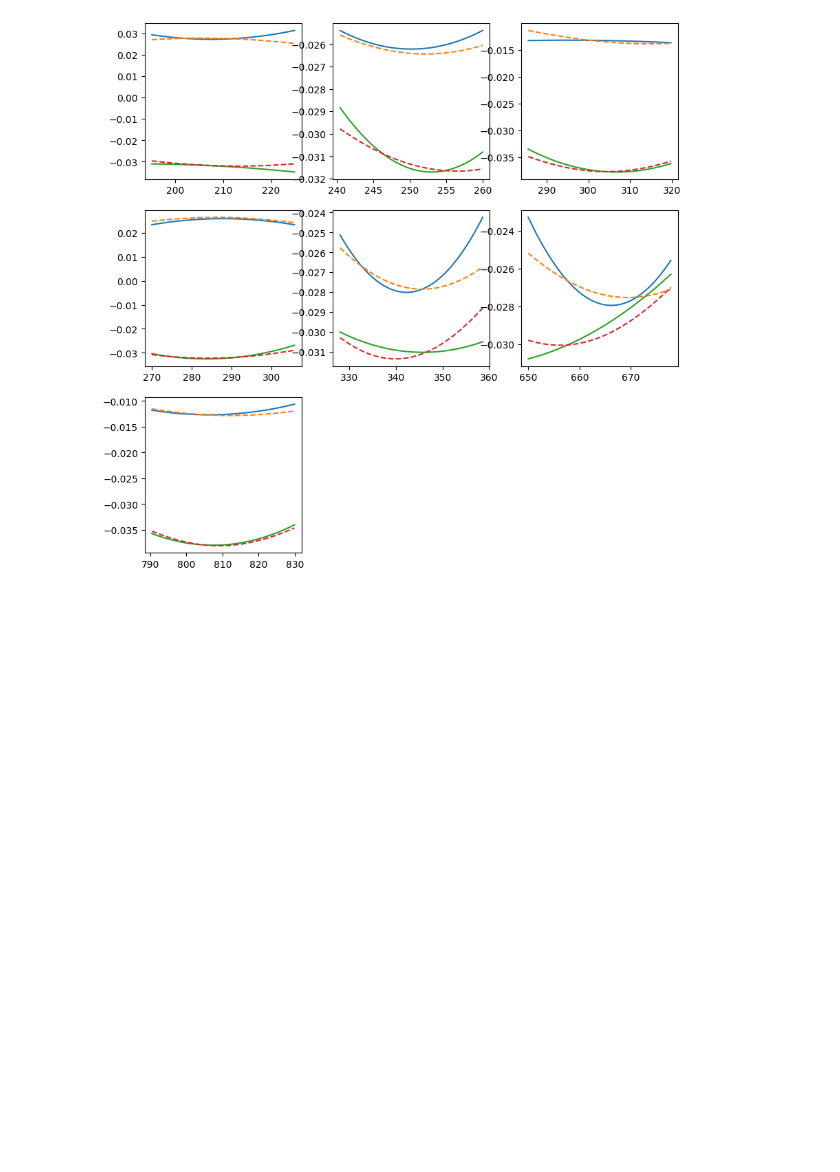
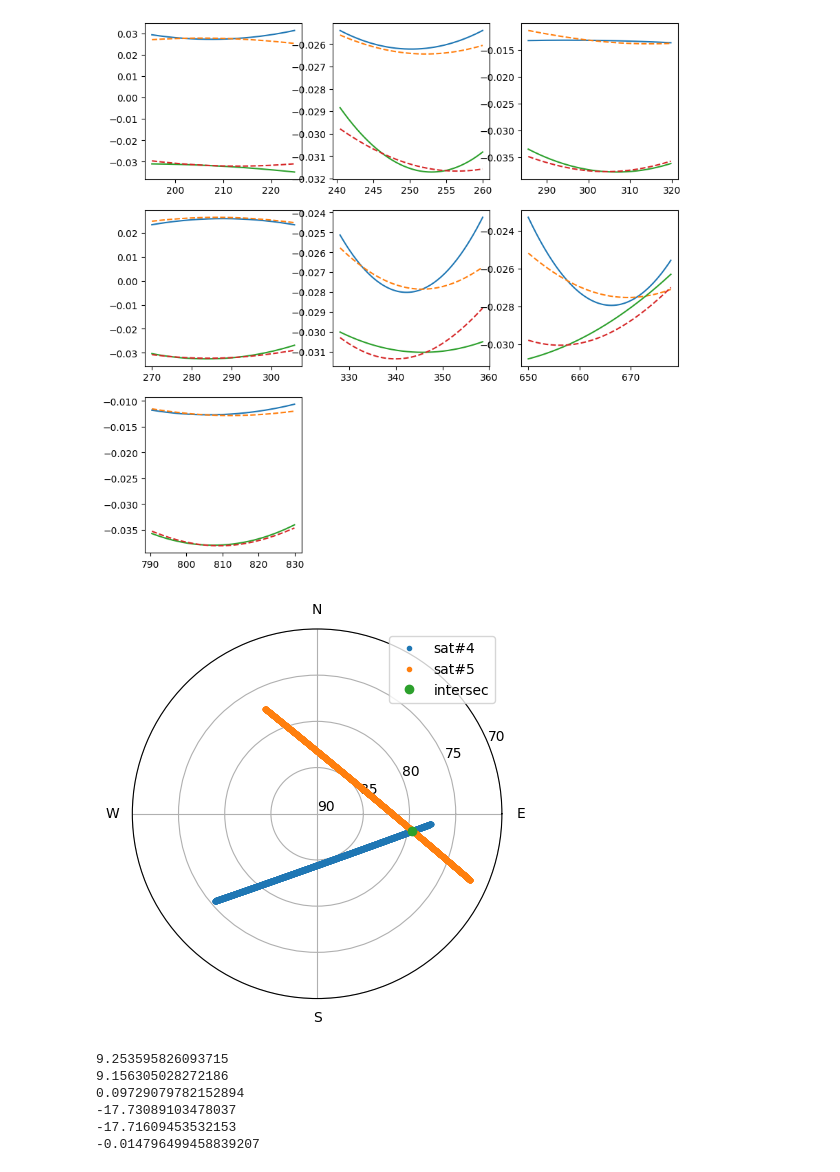
Before and after one commit to ConnectedSystemsLab/starloc_preproc, a Jupyter notebook: Starloc/recover_orientation.ipynb, the cells around one changed output. Cells and saved outputs as stored; diff of their text form; code cells hidden in the pictures; blank space fills up the shorter version.

Commit message:
look at intersect

```diff
--- a/Starloc/recover_orientation.ipynb
+++ b/Starloc/recover_orientation.ipynb
@@ -111,7 +113,7 @@ for sat_idx in range(sat_num):
     el_gt = np.radians(el_gt[((t_sim_list > t_sat_start-1) & (t_sim_list < t_sat_end+1))[0]])
     az_gt = np.radians(az_gt[((t_sim_list > t_sat_start-1) & (t_sim_list < t_sat_end+1))[0]])
 
-    t_sim, az_gt, el_gt, range_gt = aoa_sim_1_sat(date, date+'/Starlink.tle', id_dict[0,sat_idx][0], start_time+t_sat_start, start_time+t_sat_end, .1)
+    t_sim, az_gt, el_gt, range_gt = aoa_sim_1_sat(date, date+'/Starlink.tle', id_dict[0,sat_idx][0], start_time+t_sat_start, start_time+t_sat_end, .01)
     t_sim += t_sat_start
     az_gt = np.radians(az_gt)
     el_gt = np.radians(el_gt)
@@ -327,3 +343,41 @@ plt.show()
 # %% [output]
 [figure]
 [figure]
+# %%
+id_1, id_2 = 3, 4
+az_1, el_1 = az_gt_list[id_1], el_gt_list[id_1]
+az_2, el_2 = az_gt_list[id_2], el_gt_list[id_2]
+t_1, t_2 = t_sim_arr[id_1], t_sim_arr[id_2]
+min_dis = np.inf
+for i in range(len(az_1)):
+    for j in range(len(az_2)):
+        dis = np.linalg.norm(np.array([az_1[i], el_1[i]])-np.array([az_2[j], el_2[j]]))
+        if dis < min_dis:
+            min_dis = dis
+            i_min, j_min = i, j
+t_1_min, t_2_min = t_1[i_min], t_2[j_min]
+# %%
+for sat_idx in [id_1, id_2]:
+    plt.polar(np.deg2rad(90)-az_gt_list[sat_idx], 90-np.rad2deg(el_gt_list[sat_idx]), '.', label='sat#'+str(sat_idx+1))
+plt.polar(np.deg2rad(90)-az_1[i_min], 90-np.rad2deg(el_1[i_min]), 'o', label='intersec')
+# set the x ticks to be north, west, south, east
+plt.xticks(np.deg2rad([0,90,180,270]), ['E', 'N', 'W', 'S'])
+plt.yticks([0, 5, 10, 15, 20], ['90', '85', '80', '75', '70'])
+plt.legend()
+plt.show()
+# %% [output]
+[figure, added]
+# %%
+print(del_phi_01_gt_list[id_1][i_min])
+print(del_phi_01_gt_list[id_2][j_min])
+print(del_phi_01_gt_list[id_1][i_min] - del_phi_01_gt_list[id_2][j_min])
+print(del_phi_12_gt_list[id_1][i_min])
+print(del_phi_12_gt_list[id_2][j_min])
+print(del_phi_12_gt_list[id_1][i_min] - del_phi_12_gt_list[id_2][j_min])
+# %% [output]
+9.253595826093715
+9.156305028272186
+0.09729079782152894
+-17.73089103478037
+-17.71609453532153
+-0.014796499458839207
```
Also changed, not shown: parts of 2 cells of this notebook, 1 other file.
